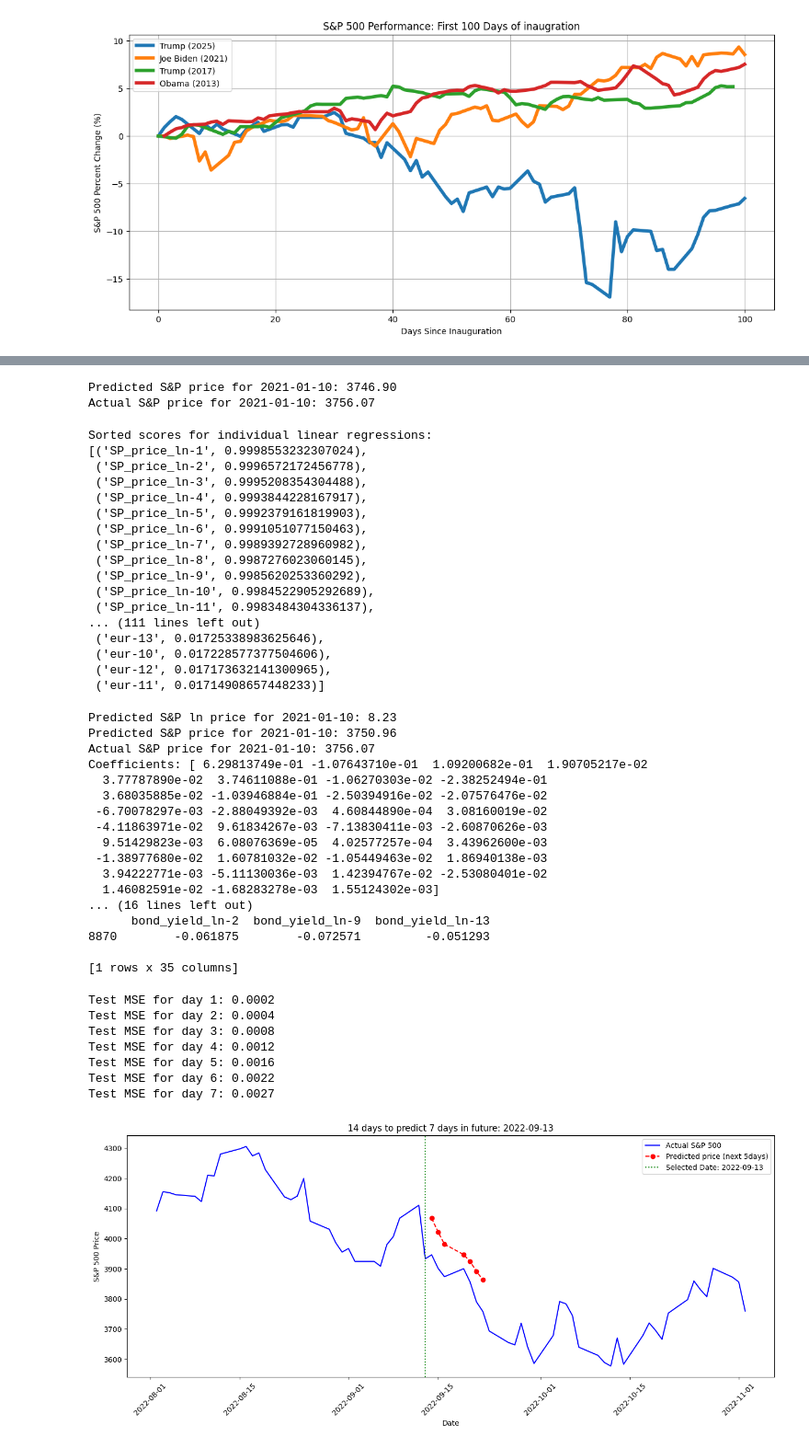
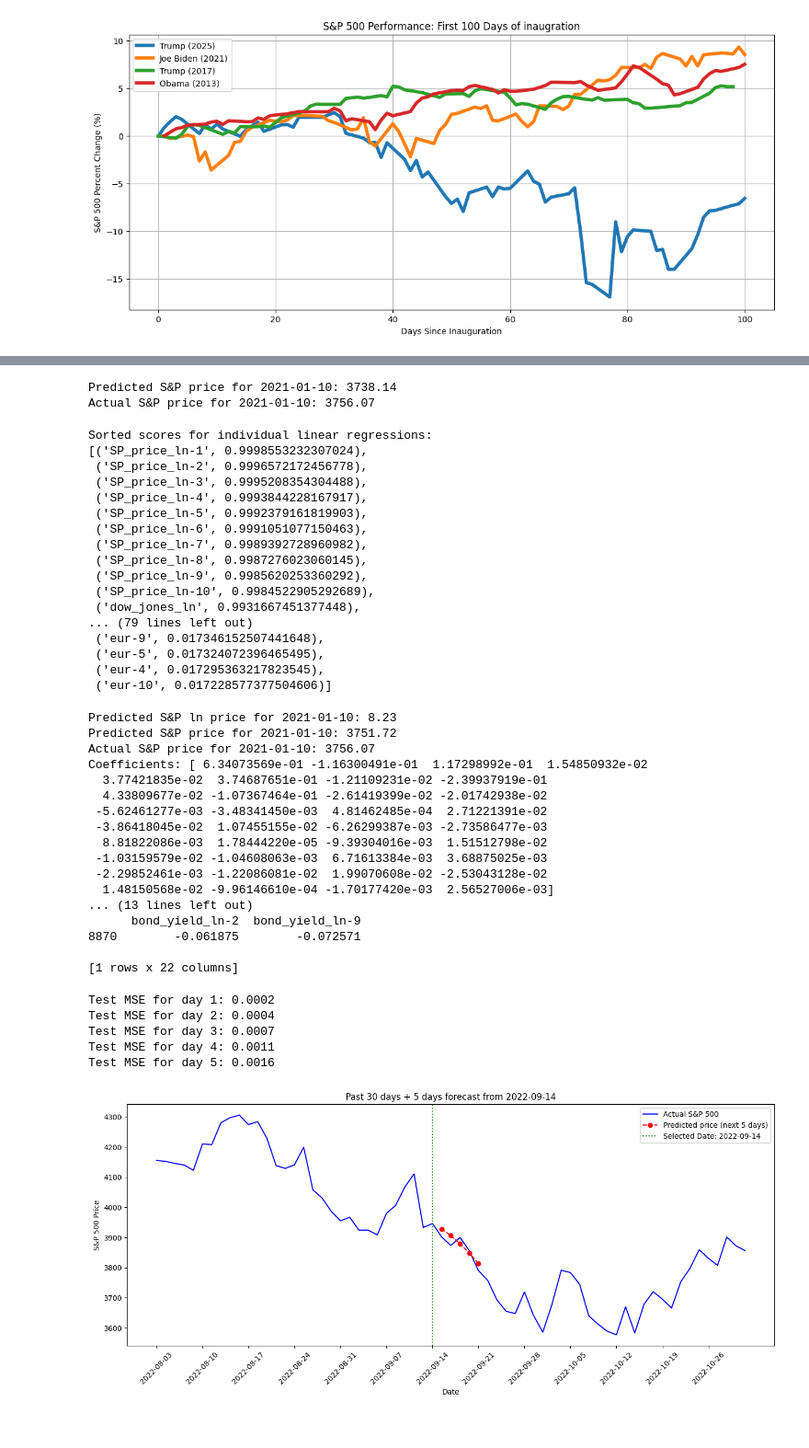
Before and after one commit to cocorowachi/CSC2621_SandP_Prediction, a Jupyter notebook: Data Process.ipynb, the cells around one changed output, grey strips where cells are left out. Shown at 92% size. Cells and saved outputs as stored; diff of their text form; code cells hidden in the pictures.

```diff
--- a/Data Process.ipynb
+++ b/Data Process.ipynb
@@ -133,8 +133,8 @@ df['bond_yield_ln'] = np.log(df['bond_yield'])
 daily_features = ["SP_price_ln", "dow_jones_ln", "gdp_ln", "eur", "jpy", "home_price_index_ln", "consumer_price_index", "bond_yield_ln"]
 
 #################
-lookback = 14
-forecast = 7
+lookback = 10
+forecast = 5
 #################
 
 for f in daily_features:
@@ -328,7 +332,7 @@ print(f"Predicted S&P price for 2021-01-10: {predicted_price[0]:.2f}")
 value = df[df['date'] == '2020-12-31']['SP_price'].values[0]
 print(f"Actual S&P price for 2021-01-10: {value}")
 # %% [output]
-Predicted S&P price for 2021-01-10: 3746.90
+Predicted S&P price for 2021-01-10: 3738.14
 Actual S&P price for 2021-01-10: 3756.07
 # %%
 df_model3 = df[(df['date'].dt.year >= 1980) & (df['date'].dt.year <= 2020)]
@@ -395,12 +399,12 @@ Sorted scores for individual linear regressions:
  ('SP_price_ln-8', 0.9987276023060145),
  ('SP_price_ln-9', 0.9985620253360292),
  ('SP_price_ln-10', 0.9984522905292689),
- ('SP_price_ln-11', 0.9983484304336137),
-... (111 lines left out)
- ('eur-13', 0.01725338983625646),
- ('eur-10', 0.017228577377504606),
- ('eur-12', 0.017173632141300965),
- ('eur-11', 0.01714908657448233)]
+ ('dow_jones_ln', 0.9931667451377448),
+... (79 lines left out)
+ ('eur-9', 0.017346152507441648),
+ ('eur-5', 0.017324072396465495),
+ ('eur-4', 0.017295363217823545),
+ ('eur-10', 0.017228577377504606)]
 # %%
 X_filtered = df[df['date'] == '2020-12-31']
 X_new_raw = X_filtered[trained_features].copy()
@@ -426,22 +430,22 @@ print("Intercept:", reg3.intercept_)
 print("Input features:", X_new)
 # %% [output]
 Predicted S&P ln price for 2021-01-10: 8.23
-Predicted S&P price for 2021-01-10: 3750.96
+Predicted S&P price for 2021-01-10: 3751.72
 Actual S&P price for 2021-01-10: 3756.07
-Coefficients: [ 6.29813749e-01 -1.07643710e-01  1.09200682e-01  1.90705217e-02
-  3.77787890e-02  3.74611088e-01 -1.06270303e-02 -2.38252494e-01
-  3.68035885e-02 -1.03946884e-01 -2.50394916e-02 -2.07576476e-02
- -6.70078297e-03 -2.88049392e-03  4.60844890e-04  3.08160019e-02
- -4.11863971e-02  9.61834267e-03 -7.13830411e-03 -2.60870626e-03
-  9.51429823e-03  6.08076369e-05  4.02577257e-04  3.43962600e-03
- -1.38977680e-02  1.60781032e-02 -1.05449463e-02  1.86940138e-03
-  3.94222771e-03 -5.11130036e-03  1.42394767e-02 -2.53080401e-02
-  1.46082591e-02 -1.68283278e-03  1.55124302e-03]
-... (16 lines left out)
-      bond_yield_ln-2  bond_yield_ln-9  bond_yield_ln-13
-8870        -0.061875        -0.072571         -0.051293
+Coefficients: [ 6.34073569e-01 -1.16300491e-01  1.17298992e-01  1.54850932e-02
+  3.77421835e-02  3.74687651e-01 -1.21109231e-02 -2.39937919e-01
+  4.33809677e-02 -1.07367464e-01 -2.61419399e-02 -2.01742938e-02
+ -5.62461277e-03 -3.48341450e-03  4.81462485e-04  2.71221391e-02
+ -3.86418045e-02  1.07455155e-02 -6.26299387e-03 -2.73586477e-03
+  8.81822086e-03  1.78444220e-05 -9.39304016e-03  1.51512798e-02
+ -1.03159579e-02 -1.04608063e-03  6.71613384e-03  3.68875025e-03
+ -2.29852461e-03 -1.22086081e-02  1.99070608e-02 -2.53043128e-02
+  1.48150568e-02 -9.96146610e-04 -1.70177420e-03  2.56527006e-03]
+... (13 lines left out)
+      bond_yield_ln-2  bond_yield_ln-9
+8870        -0.061875        -0.072571
 
-[1 rows x 35 columns]
+[1 rows x 22 columns]
 # %%
 # change window size here
 #############
@@ -484,15 +488,11 @@ for i in range(forecast_horizon):
 # %% [output]
 Test MSE for day 1: 0.0002
 Test MSE for day 2: 0.0004
-Test MSE for day 3: 0.0008
-Test MSE for day 4: 0.0012
+Test MSE for day 3: 0.0007
+Test MSE for day 4: 0.0011
 Test MSE for day 5: 0.0016
-Test MSE for day 6: 0.0022
-Test MSE for day 7: 0.0027
 # %%
-# predicts future 5 days using past 10 days.
 def test_predictions_leading_up(selected_date, forecast_=5, window=30):
-
     selected_date = pd.to_datetime(selected_date)
 
     selected_idx = df[df['date'] == selected_date].index[0]
@@ -504,7 +504,6 @@ def test_predictions_leading_up(selected_date, forecast_=5, window=30):
 
     prediction_date_indices = [selected_idx + i for i in range(1, forecast_ + 1)]
     valid_indices = [idx for idx in prediction_date_indices if idx < len(df)]
-    predicted_dates = df['date'].iloc[valid_indices]
     predicted_prices = np.exp(predicted_values[:len(valid_indices)])
 
     plot_start = max(0, selected_idx - window)
@@ -512,23 +511,25 @@ def test_predictions_leading_up(selected_date, forecast_=5, window=30):
 
     plt.figure(figsize=(16, 6))
 
-    plt.plot(df['date'].iloc[plot_start:plot_end], df['SP_price'].iloc[plot_start:plot_end], label='Actual S&P 500', color='blue')
-    # plt.plot(df['date'].iloc[plot_start:plot_end], df['bond_yield_ln'].iloc[plot_start:plot_end]*3200, label='Actual S&P 500', color='g')
-    # plt.plot(df['date'].iloc[plot_start:plot_end], df['consumer_price_index'].iloc[plot_start:plot_end]*10, label='Actual S&P 500', color='r')
+    plt.plot(df.index[plot_start:plot_end], df['SP_price'].iloc[plot_start:plot_end], label='Actual S&P 500', color='blue')
 
-    plt.plot(predicted_dates, predicted_prices, 'ro--', label=f'Predicted price (next 5days)')
+    plt.plot(valid_indices, predicted_prices, 'ro--', label=f'Predicted price (next {forecast_} days)')
 
-    plt.axvline(x=selected_date, color='green', linestyle=':', label=f'Selected Date: {selected_date.date()}')
+    plt.axvline(x=selected_idx, color='green', linestyle=':', label=f'Selected Date: {selected_date.date()}')
 
-    plt.title(f"{lookback} days to predict {forecast} days in future: {selected_date.date()}")
+    xticks = df.index[plot_start:plot_end:5]
+    xlabels = df['date'].iloc[plot_start:plot_end:5].dt.strftime('%Y-%m-%d')
+    plt.xticks(ticks=xticks, labels=xlabels, rotation=45)
+
+    plt.title(f"Past {window} days + {forecast_} days forecast from {selected_date.date()}")
     plt.xlabel('Date')
     plt.ylabel('S&P 500 Price')
     plt.legend()
-    plt.xticks(rotation=45)
+
     plt.show()
 # %%
-test_predictions_leading_up('2022-9-13', forecast_horizon)
+test_predictions_leading_up('2022-9-14', forecast_horizon)
 # %% [output]
-[figure, old version]
+[figure, new version]
 # %%
 df.to_csv('dfff.csv',index=False)
```
Also changed, not shown: parts of 6 cells of this notebook, 1 other file.
